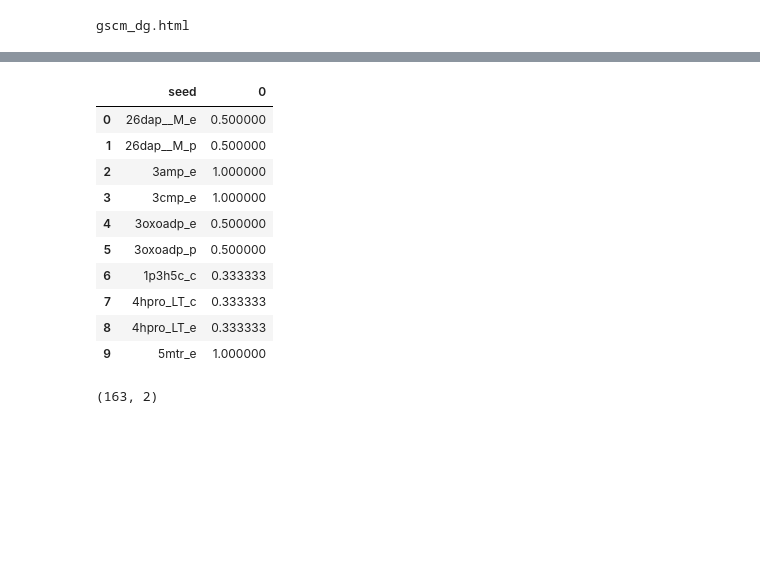
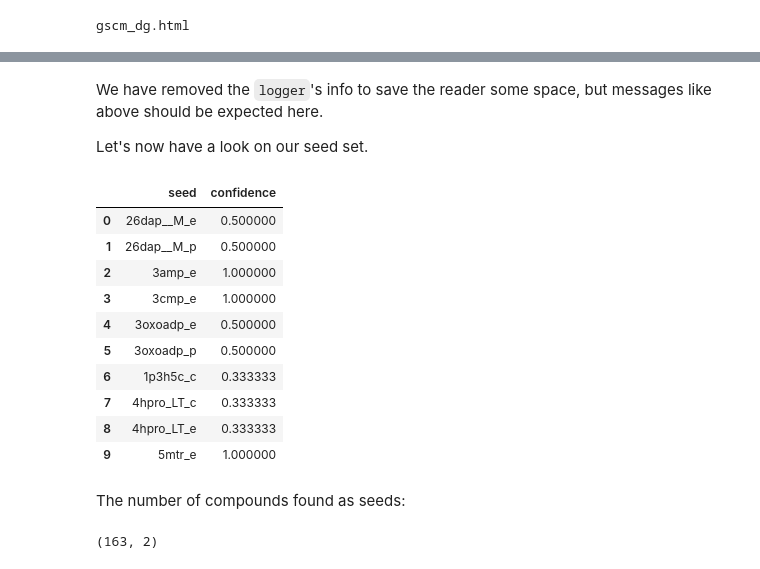
Before and after one commit to hariszaf/microbetag, a Jupyter notebook: notebooks/toy_model.ipynb, the cells around one changed output, grey strips where cells are left out. Cells and saved outputs as stored; diff of their text form; code cells hidden in the pictures; blank space fills up the shorter version.

```diff
--- a/notebooks/toy_model.ipynb
+++ b/notebooks/toy_model.ipynb
@@ -355,7 +355,7 @@ WARNING:cobra.core.model:Ignoring reaction 'EX_val__L_e' since it already exists
 WARNING:cobra.core.model:Ignoring reaction 'EX_xyl__D_e' since it already exists.
 WARNING:cobra.core.model:Ignoring reaction 'EX_zn2_e' since it already exists.
 # %%
-gscm_dg = buildDG(gscm)
+gscm_dg = buildDG(gscm, check_blocked=False)
 # %% [output]
 INFO:microbetag.PhyloMint.lib.BuildGraphNetX:
  ~~ Processing reaction: EX_26dap__M_e ~~
@@ -409,14 +391,18 @@ INFO:microbetag.PhyloMint.lib.BuildGraphNetX:Dead-end seeds: {'13ppd_c': 0.5, '3
+# %% [markdown]
+We have removed the `logger`'s info to save the reader some space, but messages like above should be expected here.
+
+Let's now have a look on our seed set.
 # %%
 import pandas as pd
 
 gscm_conf_df = (
     pd.DataFrame.from_dict(gscm_conf, orient="index")
-    .rename_axis("seed")
     .reset_index()
 )
+gscm_conf_df.columns = ["seed", "confidence"]
 gscm_conf_df.head(10)
 # %% [output]
-|  | seed | 0 |
+|  | seed | confidence |
 | 0 | 26dap__M_e | 0.500000 |
 | 1 | 26dap__M_p | 0.500000 |
 | 2 | 3amp_e | 1.000000 |
@@ -427,6 +413,8 @@ gscm_conf_df.head(10)
 | 7 | 4hpro_LT_c | 0.333333 |
 | 8 | 4hpro_LT_e | 0.333333 |
 | 9 | 5mtr_e | 1.000000 |
+# %% [markdown]
+The number of compounds found as seeds:
 # %%
 gscm_conf_df.shape
 # %% [output]
```
Also changed, not shown: parts of 1 cell of this notebook.
